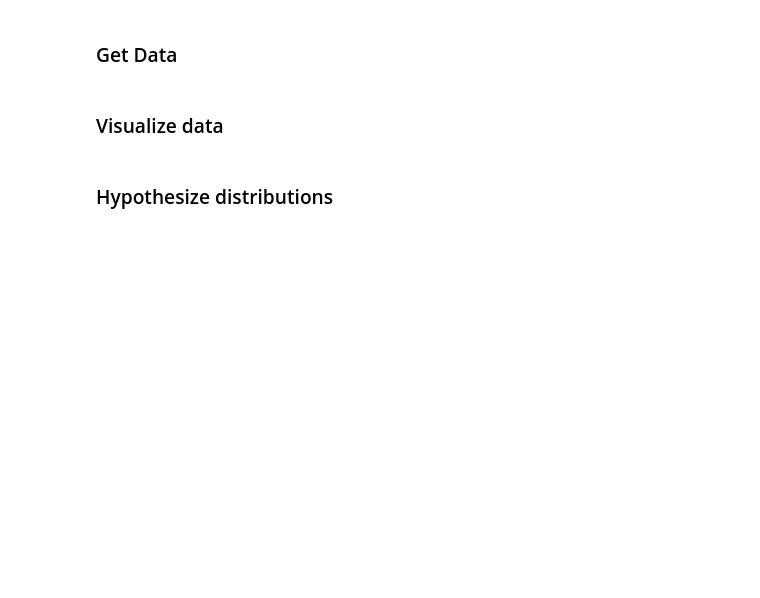
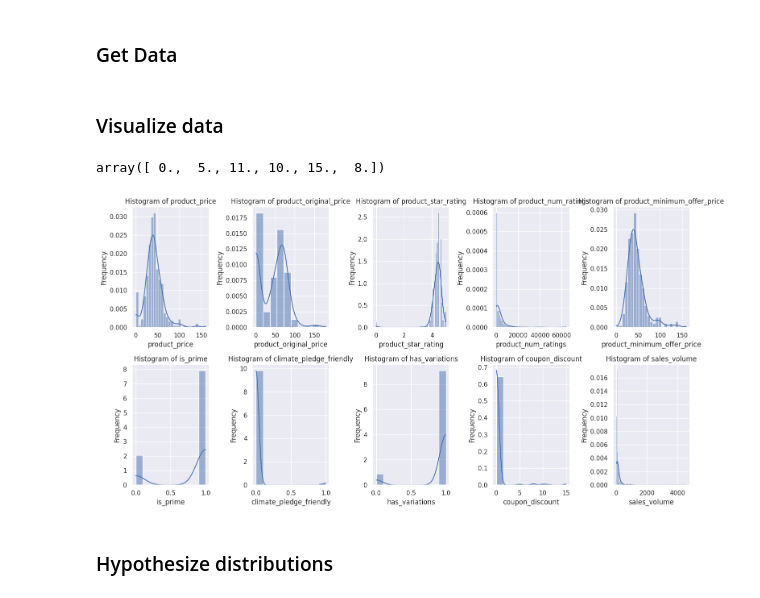
Before and after one commit to santiagoahl/amazon-mlops-dashboard, a Jupyter notebook: notebooks/eda.ipynb, the cells around one changed output. Drawn from its saved outputs; the diff is of its cells as text; code cells hidden in the pictures; blank space fills up the shorter version.

```diff
--- a/notebooks/eda.ipynb
+++ b/notebooks/eda.ipynb
@@ -17,6 +16,36 @@ ModuleNotFoundError: No module named 'pandas'
 # %% [markdown]
 ### Get Data
+# %%
+path_to_data = "../data"
+path_to_processed_data = os.path.join(path_to_data, "processed")
+path_df = os.path.join(path_to_processed_data, "tennis_merged.csv")
+# %%
+df = pd.read_csv(path_df)
 # %% [markdown]
 ### Visualize data
+# %%
+df.coupon_discount.unique()
+# %% [output]
+array([ 0.,  5., 11., 10., 15.,  8.])
+# %%
+fig, axes = plt.subplots(2, 5, figsize=(15, 8))  # Tamaño ajustado para la cuadrícula
+axes = axes.ravel()  # Convertimos los ejes a un array 1D para iterar fácilmente
+
+# Iterar sobre las columnas y graficar los histogramas
+for i, column in enumerate(df.select_dtypes(include='number').columns):
+    #axes[i].hist(df[column], bins=30, color="b")
+    sns.histplot(data=df, x=column, stat="density", ax=axes[i], kde=True)
+    axes[i].set_title(f'Histogram of {column}')
+    axes[i].set_xlabel(column)
+    axes[i].set_ylabel('Frequency')
+
+# Eliminar cualquier gráfico vacío (si hay más espacios que columnas)
+for j in range(i+1, len(axes)):
+    fig.delaxes(axes[j])
+
+plt.tight_layout()
+plt.show()
+# %% [output]
+[figure, added]
 # %% [markdown]
 ### Hypothesize distributions
```
Also changed, not shown: parts of 31 cells of this notebook, 3 other files.
